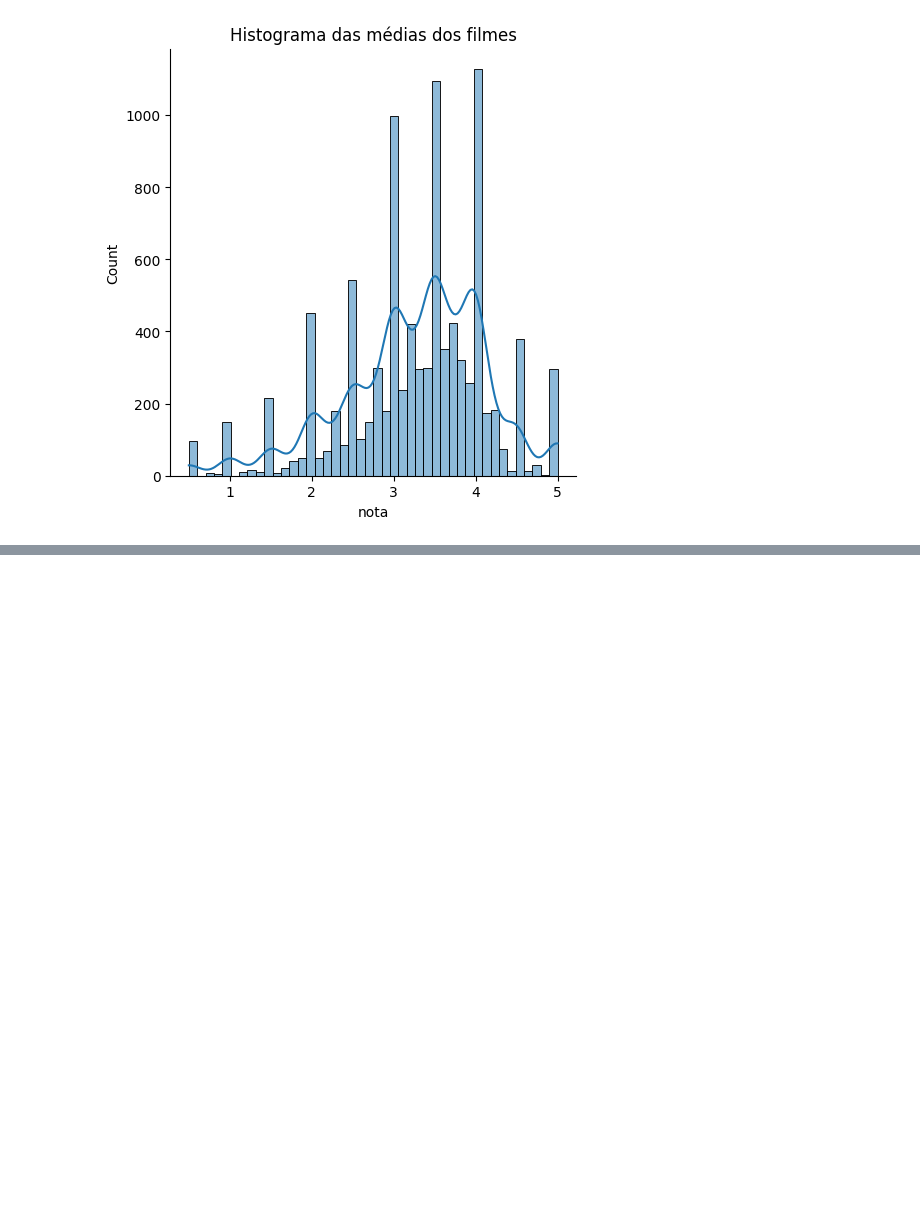
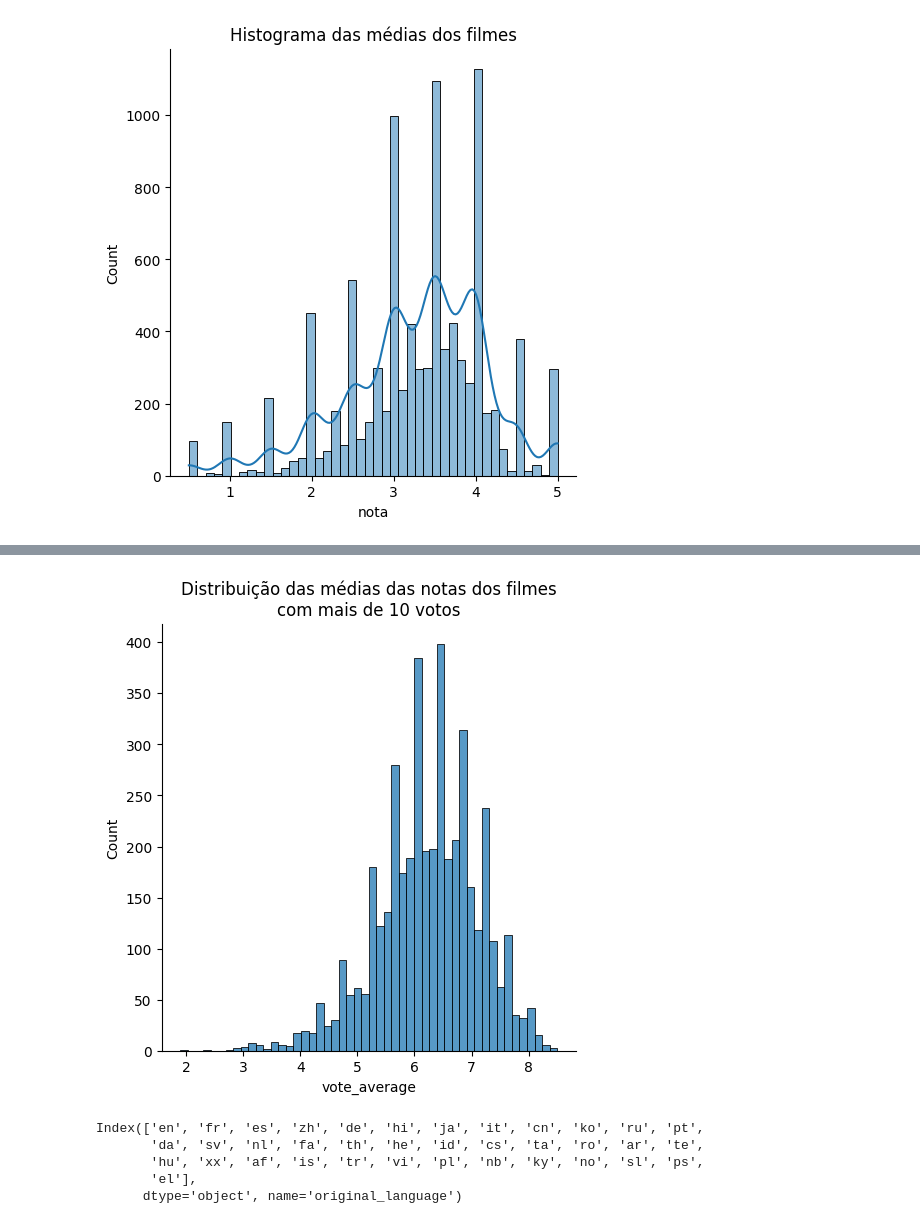
Before and after one commit to isadorapandas/data-science-analise-exploratoria, a Jupyter notebook: Introdução_a_data_science.ipynb, the cells around one changed output, grey strips where cells are left out. Saved outputs shown, nothing was run; the diff lists cells and outputs as text; code cells hidden in the pictures; blank space fills up the shorter version.

```diff
--- a/Introdução_a_data_science.ipynb
+++ b/Introdução_a_data_science.ipynb
@@ -204,0 +331,17 @@ Text(0.5, 1.0, 'Histograma das médias dos filmes')
+# %%
+# distribuição da média das notas do TMDB cujo número de votos seja maior que 10
+
+mais_de_10_votos = tmdb.query("vote_count > 10")
+sns.displot(mais_de_10_votos["vote_average"])
+plt.title("Distribuição das médias das notas dos filmes\ncom mais de 10 votos")
+plt.show()
+# %% [output]
+[figure, added]
+# %%
+tmdb["original_language"].value_counts().index
+# %% [output]
+Index(['en', 'fr', 'es', 'zh', 'de', 'hi', 'ja', 'it', 'cn', 'ko', 'ru', 'pt',
+       'da', 'sv', 'nl', 'fa', 'th', 'he', 'id', 'cs', 'ta', 'ro', 'ar', 'te',
+       'hu', 'xx', 'af', 'is', 'tr', 'vi', 'pl', 'nb', 'ky', 'no', 'sl', 'ps',
+       'el'],
+      dtype='object', name='original_language')
```
Also changed, not shown: parts of 46 cells of this notebook.
